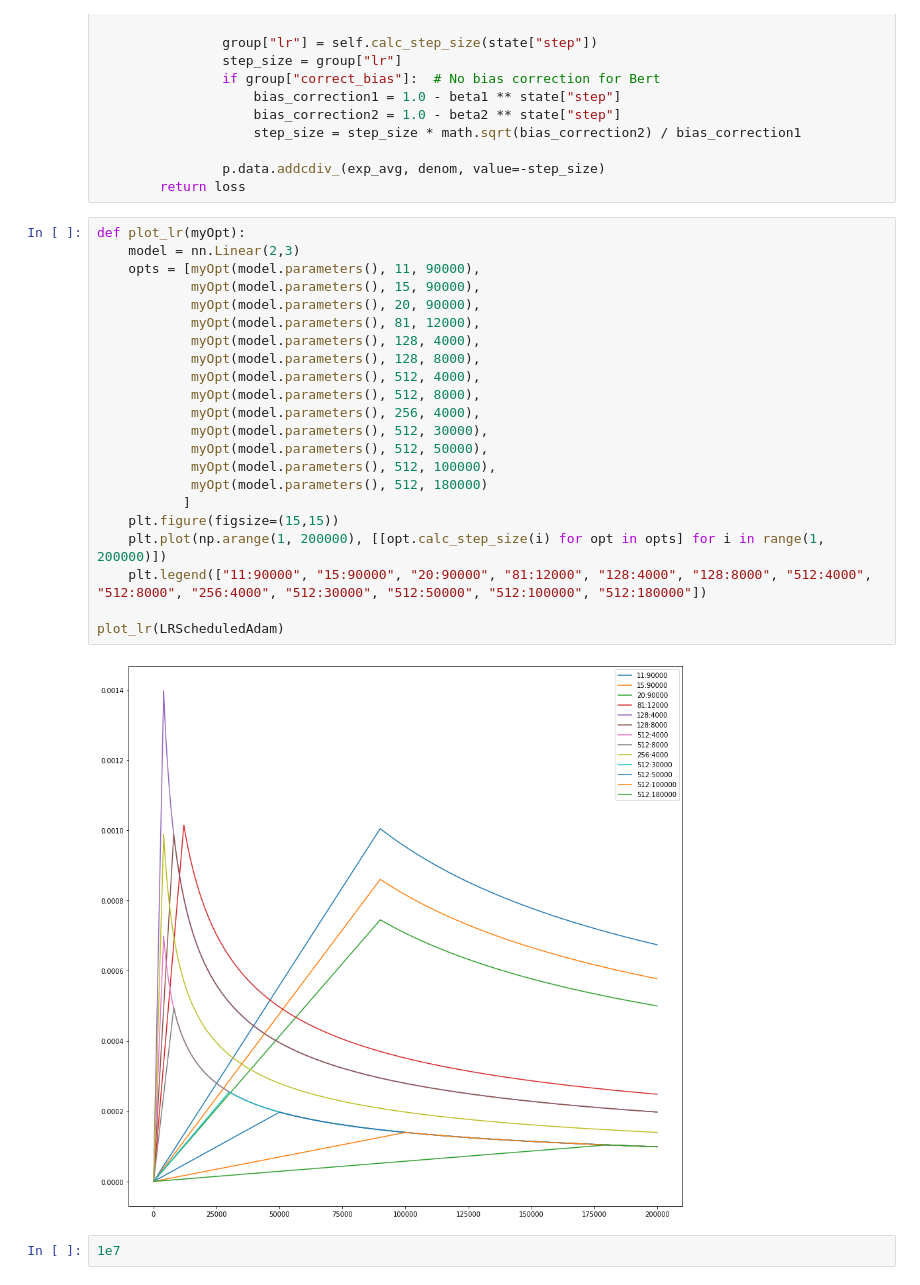
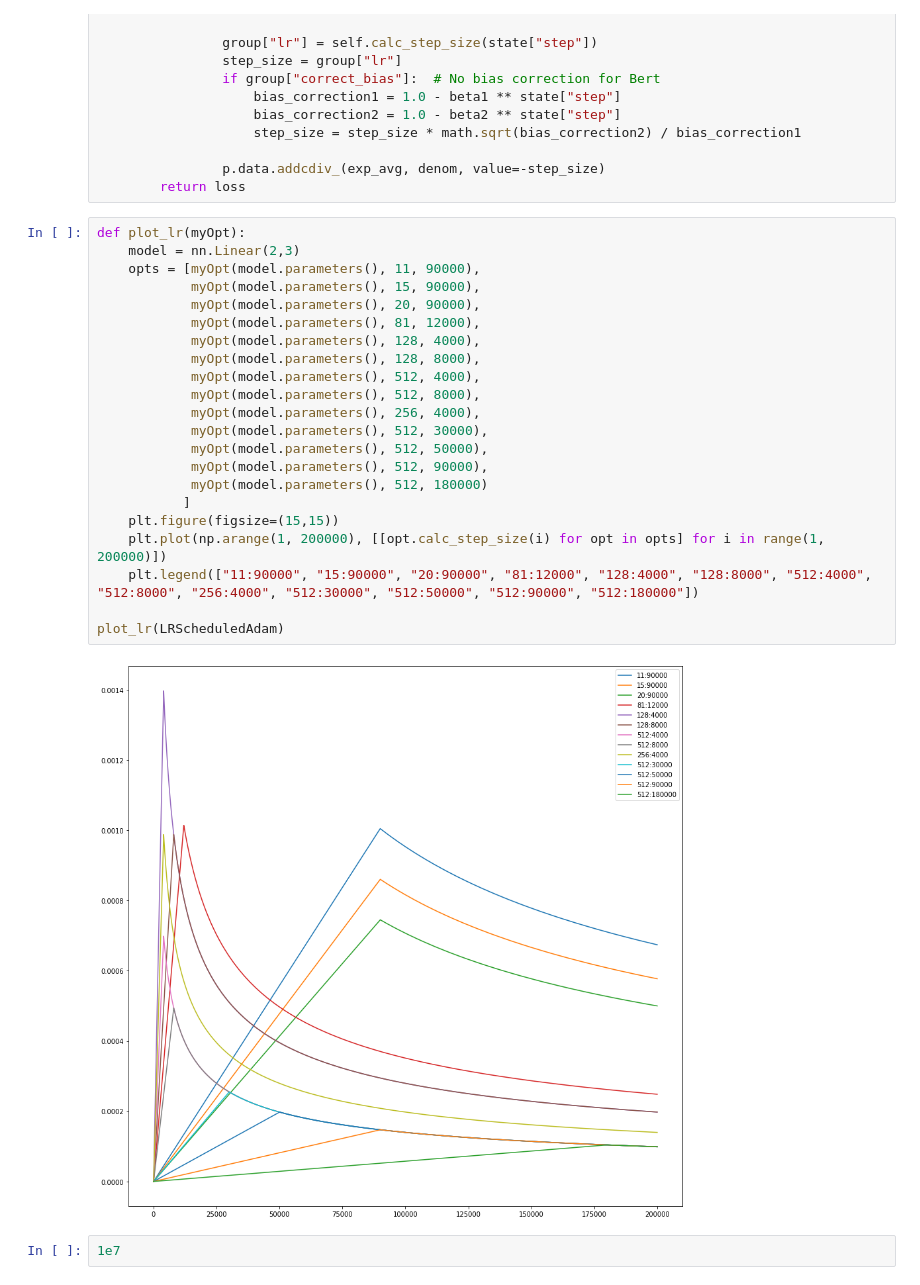
Before and after one commit to Chucooleg/Contrastive-Learning-Benchmarking, a Jupyter notebook: SecondPass-CardGame-experiments/Learning-Rate-Reference-Plots.ipynb, the cells around one changed output. Drawn from its saved outputs; the diff is of its cells as text.

Commit message:
Make eval plots

```diff
--- a/SecondPass-CardGame-experiments/Learning-Rate-Reference-Plots.ipynb
+++ b/SecondPass-CardGame-experiments/Learning-Rate-Reference-Plots.ipynb
@@ -127,27 +127,27 @@ class LRScheduledAdam(Optimizer):
 # %%
 def plot_lr(myOpt):
     model = nn.Linear(2,3)
     opts = [myOpt(model.parameters(), 11, 90000),
             myOpt(model.parameters(), 15, 90000),
             myOpt(model.parameters(), 20, 90000),
             myOpt(model.parameters(), 81, 12000),
             myOpt(model.parameters(), 128, 4000),
             myOpt(model.parameters(), 128, 8000),
             myOpt(model.parameters(), 512, 4000),
             myOpt(model.parameters(), 512, 8000),
             myOpt(model.parameters(), 256, 4000),
             myOpt(model.parameters(), 512, 30000),
             myOpt(model.parameters(), 512, 50000),
-            myOpt(model.parameters(), 512, 100000),
+            myOpt(model.parameters(), 512, 90000),
             myOpt(model.parameters(), 512, 180000)
            ]
     plt.figure(figsize=(15,15))
     plt.plot(np.arange(1, 200000), [[opt.calc_step_size(i) for opt in opts] for i in range(1, 200000)])
-    plt.legend(["11:90000", "15:90000", "20:90000", "81:12000", "128:4000", "128:8000", "512:4000", "512:8000", "256:4000", "512:30000", "512:50000", "512:100000", "512:180000"])
+    plt.legend(["11:90000", "15:90000", "20:90000", "81:12000", "128:4000", "128:8000", "512:4000", "512:8000", "256:4000", "512:30000", "512:50000", "512:90000", "512:180000"])
 
 plot_lr(LRScheduledAdam)
 # %% [output]
-[figure, old version]
+[figure, new version]
 # %%
 1e7
 # %% [output]
```
Also changed, not shown: 4 other files.
